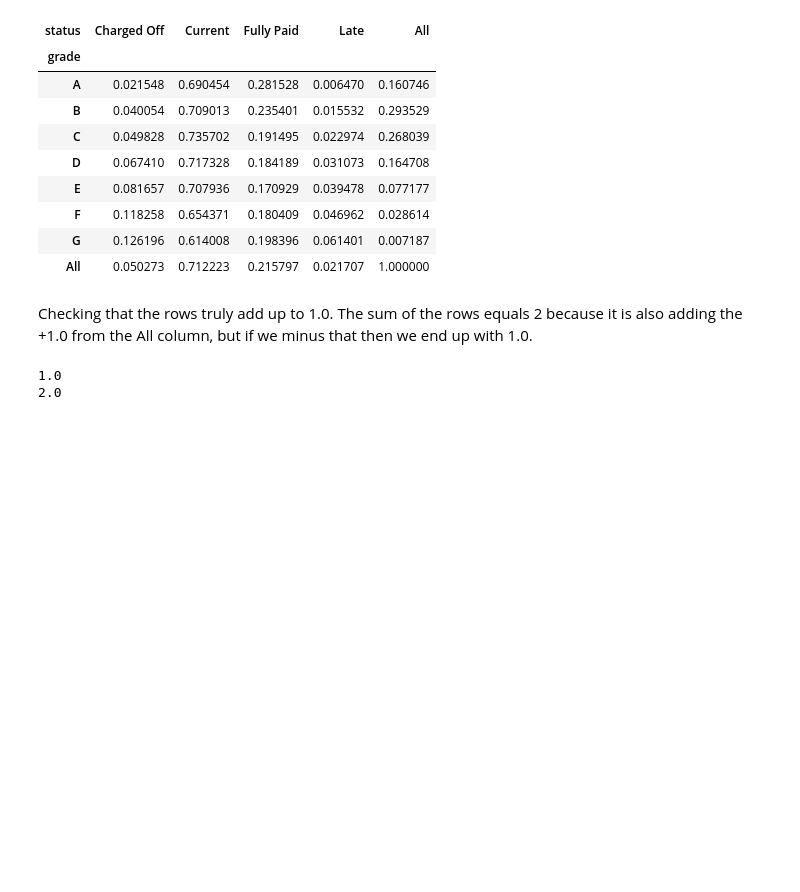
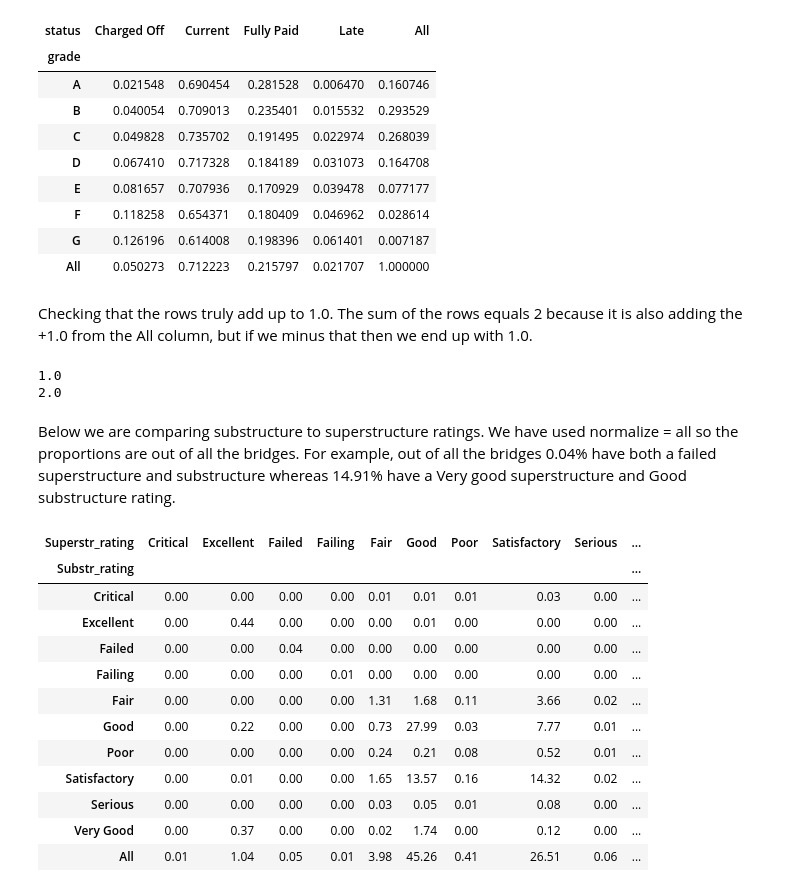
Before and after one commit to elliot-linsey/Portfolio-projects, a Jupyter notebook: Crosstab/Crosstab.ipynb, the cells around one changed output. Cells and saved outputs as stored; diff of their text form; code cells hidden in the pictures; blank space fills up the shorter version.

Commit message:
crosstab

```diff
--- a/Crosstab/Crosstab.ipynb
+++ b/Crosstab/Crosstab.ipynb
@@ -67,3 +67,25 @@ print(df_cross_1.loc['All'].sum())
 # %% [output]
 1.0
 2.0
+# %%
+bridges = pd.read_csv('tx19_bridges_sample.csv')
+# %% [markdown]
+Below we are comparing substructure to superstructure ratings. We have used normalize = all so the proportions are out of all the bridges. For example, out of all the bridges 0.04% have both a failed superstructure and substructure whereas 14.91% have a Very good superstructure and Good substructure rating.
+# %%
+sub_sup = pd.crosstab(bridges.Substr_rating, bridges.Superstr_rating, normalize='all', margins=True)
+sub_sup = sub_sup.round(4)*100
+sub_sup
+# %% [output]
+| Superstr_rating | Critical | Excellent | Failed | Failing | Fair | Good | Poor | Satisfactory | Serious | ... |
+| Substr_rating |  |  |  |  |  |  |  |  |  | ... |
+| Critical | 0.00 | 0.00 | 0.00 | 0.00 | 0.01 | 0.01 | 0.01 | 0.03 | 0.00 | ... |
+| Excellent | 0.00 | 0.44 | 0.00 | 0.00 | 0.00 | 0.01 | 0.00 | 0.00 | 0.00 | ... |
+| Failed | 0.00 | 0.00 | 0.04 | 0.00 | 0.00 | 0.00 | 0.00 | 0.00 | 0.00 | ... |
+| Failing | 0.00 | 0.00 | 0.00 | 0.01 | 0.00 | 0.00 | 0.00 | 0.00 | 0.00 | ... |
+| Fair | 0.00 | 0.00 | 0.00 | 0.00 | 1.31 | 1.68 | 0.11 | 3.66 | 0.02 | ... |
+| Good | 0.00 | 0.22 | 0.00 | 0.00 | 0.73 | 27.99 | 0.03 | 7.77 | 0.01 | ... |
+| Poor | 0.00 | 0.00 | 0.00 | 0.00 | 0.24 | 0.21 | 0.08 | 0.52 | 0.01 | ... |
+| Satisfactory | 0.00 | 0.01 | 0.00 | 0.00 | 1.65 | 13.57 | 0.16 | 14.32 | 0.02 | ... |
+| Serious | 0.00 | 0.00 | 0.00 | 0.00 | 0.03 | 0.05 | 0.01 | 0.08 | 0.00 | ... |
+| Very Good | 0.00 | 0.37 | 0.00 | 0.00 | 0.02 | 1.74 | 0.00 | 0.12 | 0.00 | ... |
+| All | 0.01 | 1.04 | 0.05 | 0.01 | 3.98 | 45.26 | 0.41 | 26.51 | 0.06 | ... |
```
Also changed, not shown: parts of 4 cells of this notebook, 2 other files.
